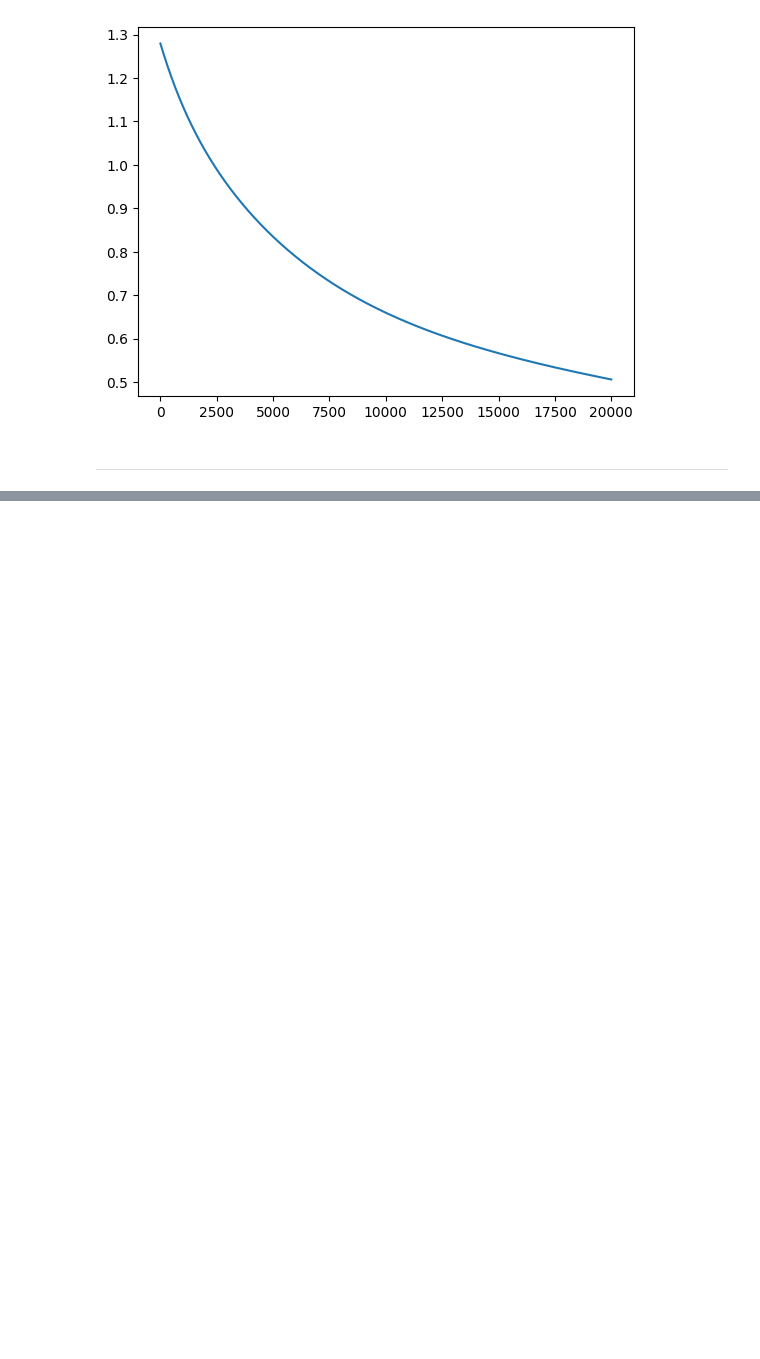
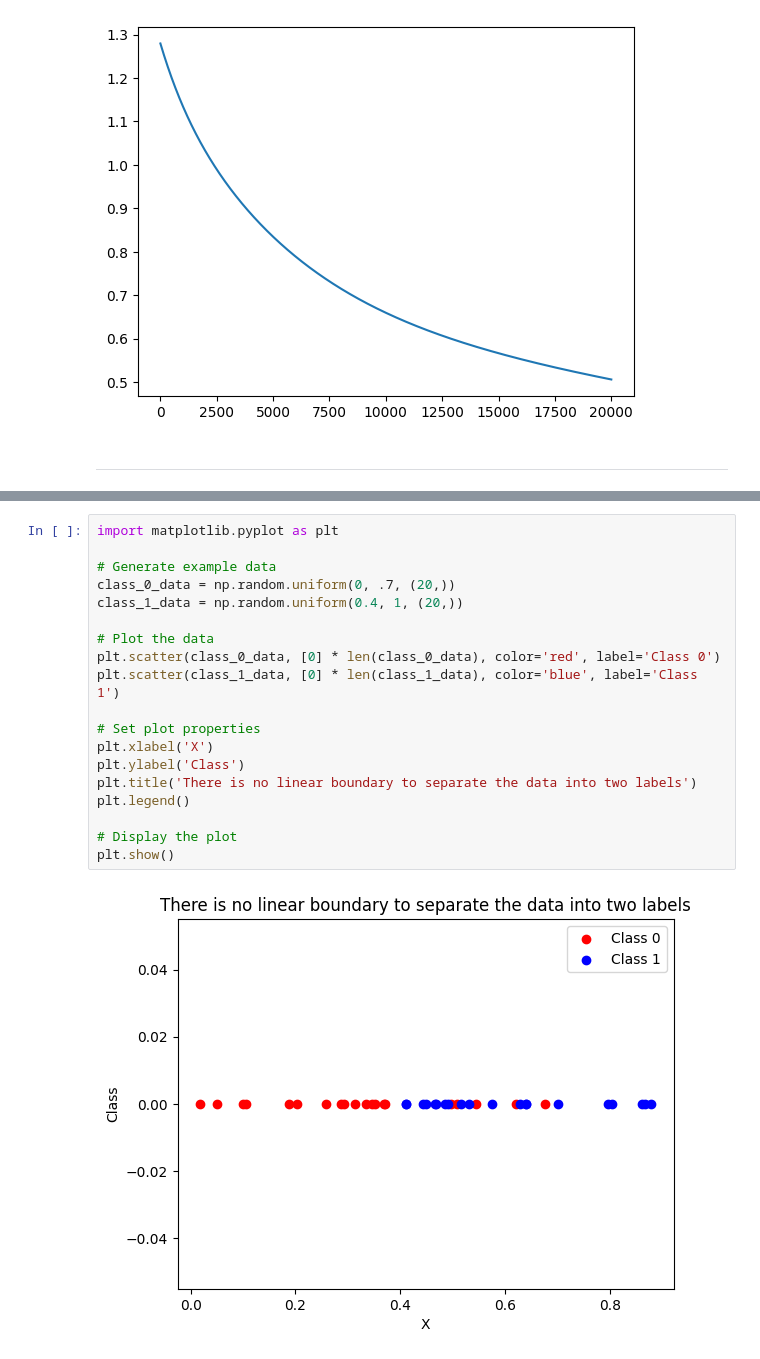
Before and after one commit to ayush-sharma-umass/interview-prep, a Jupyter notebook: notebooks/ml_first_principles/supervised_algorithms/logistic_regression.ipynb, the cells around one changed output, grey strips where cells are left out. Saved outputs shown, nothing was run; the diff lists cells and outputs as text; blank space fills up the shorter version.

Commit message:
Added plots and table of contents with qna

```diff
--- a/notebooks/ml_first_principles/supervised_algorithms/logistic_regression.ipynb
+++ b/notebooks/ml_first_principles/supervised_algorithms/logistic_regression.ipynb
@@ -820,3 +834,24 @@ Derivative of non correlated input features. The errors or residuals of the mode
 
 * Non-zero variance: <br>
 The predictor variables show some variation and are not constants or nearly constant. That's why its a good idea to do preprocessing and remove such features.
+# %%
+import matplotlib.pyplot as plt
+
+# Generate example data
+class_0_data = np.random.uniform(0, .7, (20,))
+class_1_data = np.random.uniform(0.4, 1, (20,))
+
+# Plot the data
+plt.scatter(class_0_data, [0] * len(class_0_data), color='red', label='Class 0')
+plt.scatter(class_1_data, [0] * len(class_1_data), color='blue', label='Class 1')
+
+# Set plot properties
+plt.xlabel('X')
+plt.ylabel('Class')
+plt.title('There is no linear boundary to separate the data into two labels')
+plt.legend()
+
+# Display the plot
+plt.show()
+# %% [output]
+[figure, added]
```
Also changed, not shown: parts of 21 cells of this notebook, 3 other files.
